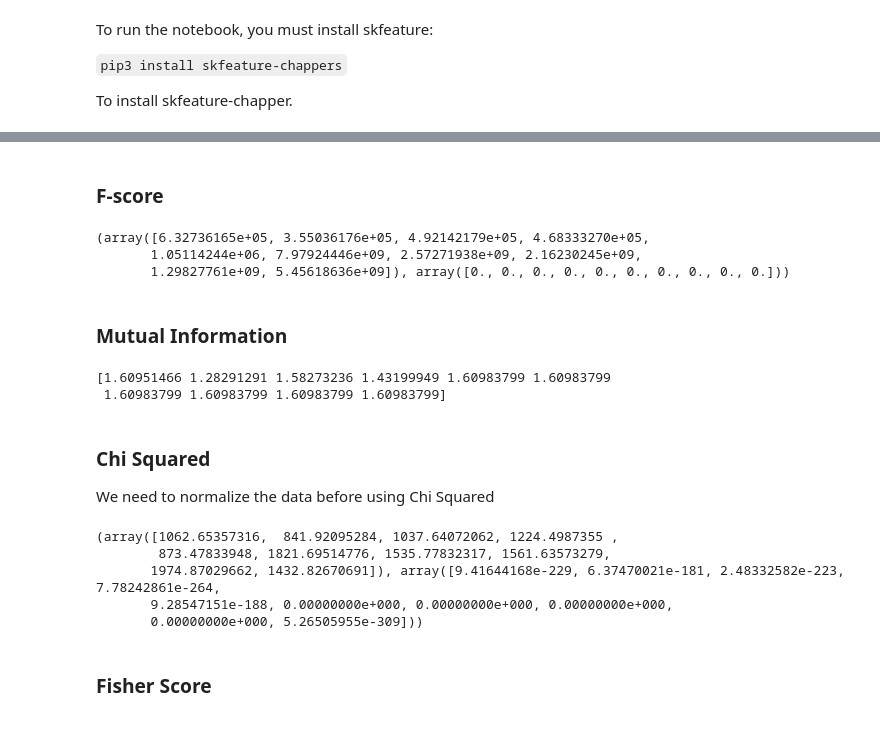
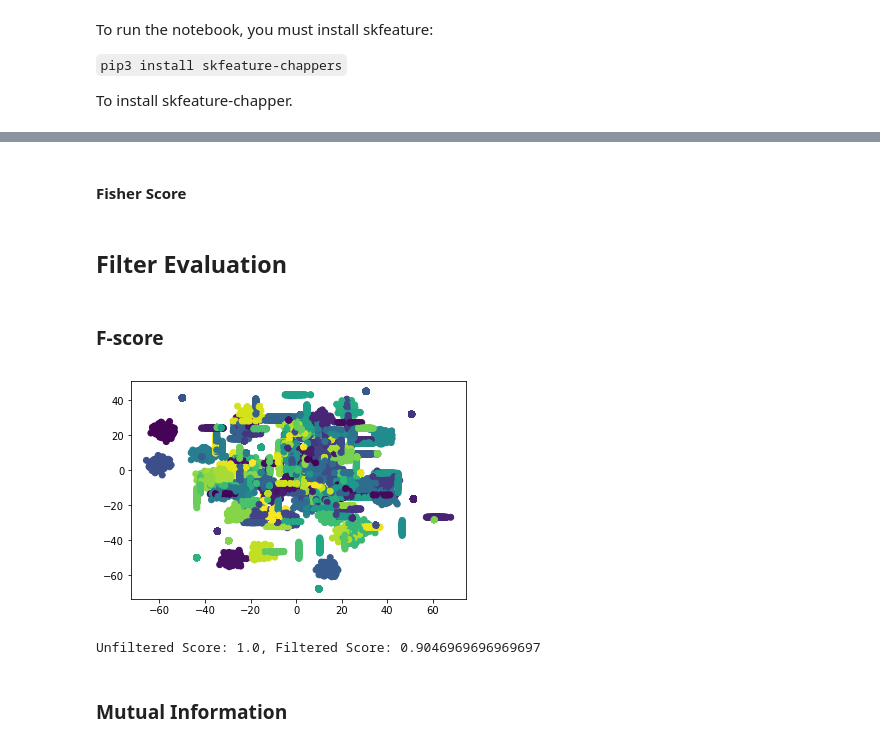
Before and after one commit to sebastiandro/MVE440-Project-3, a Jupyter notebook: SebastianN_filtering.ipynb, the cells around one changed output, grey strips where cells are left out. Cells and saved outputs as stored; diff of their text form; code cells hidden in the pictures.

```diff
--- a/SebastianN_filtering.ipynb
+++ b/SebastianN_filtering.ipynb
@@ -30,0 +79,2 @@ plt.show()
+# %% [markdown]
+#### Fisher Score
@@ -31,35 +84,27 @@ plt.show()
+# %% [markdown]
+## Filter Evaluation
 # %% [markdown]
 ### F-score
-# %%
-fscore = f_classif(X,y)
-print(fscore)
-# %% [output]
-(array([6.32736165e+05, 3.55036176e+05, 4.92142179e+05, 4.68333270e+05,
-       1.05114244e+06, 7.97924446e+09, 2.57271938e+09, 2.16230245e+09,
-       1.29827761e+09, 5.45618636e+09]), array([0., 0., 0., 0., 0., 0., 0., 0., 0., 0.]))
+# %%
+X_fscore = SelectPercentile(f_classif, percentile=10).fit_transform(X, y)
+X_fs_train, X_fs_test, y_fs_train, y_fs_test = train_test_split(
+    X_fscore, y, test_size=0.33, random_state=42)
+
+# Pruned data classifier
+neigh = KNeighborsClassifier()
+neigh.fit(X_fs_train, y_fs_train)
+filtered_score = neigh.score(X_fs_test, y_fs_test)
+plt.scatter(X_fs_train[:,0],X_fs_train[:,1], c=y_fs_train)
+plt.show()
+
+# Original data classifier
+neigh = KNeighborsClassifier()
+neigh.fit(X_train, y_train)
+unfiltered_score = neigh.score(X_test, y_test)
+
+print("Unfiltered Score: {}, Filtered Score: {}".format(unfiltered_score, filtered_score))
+# %% [output]
+[figure, added]
+Unfiltered Score: 1.0, Filtered Score: 0.9046969696969697
 # %% [markdown]
 ### Mutual Information
-# %%
-mi = mutual_info_classif(X,y)
-print(mi)
-# %% [output]
-[1.60951466 1.28291291 1.58273236 1.43199949 1.60983799 1.60983799
- 1.60983799 1.60983799 1.60983799 1.60983799]
-# %% [markdown]
-### Chi Squared
-
-We need to normalize the data before using Chi Squared
-# %%
-scaler = MinMaxScaler()
-scaler.fit(X)
-X_normalized = scaler.transform(X)
-chi = chi2(X_normalized,y)
-print(chi)
-# %% [output]
-(array([1062.65357316,  841.92095284, 1037.64072062, 1224.4987355 ,
-        873.47833948, 1821.69514776, 1535.77832317, 1561.63573279,
-       1974.87029662, 1432.82670691]), array([9.41644168e-229, 6.37470021e-181, 2.48332582e-223, 7.78242861e-264,
-       9.28547151e-188, 0.00000000e+000, 0.00000000e+000, 0.00000000e+000,
-       0.00000000e+000, 5.26505955e-309]))
-# %% [markdown]
-### Fisher Score
```
Also changed, not shown: parts of 15 cells of this notebook, 1 other file.
